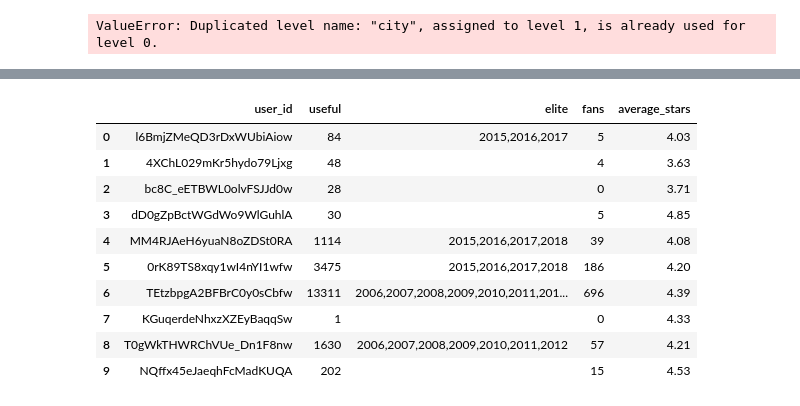
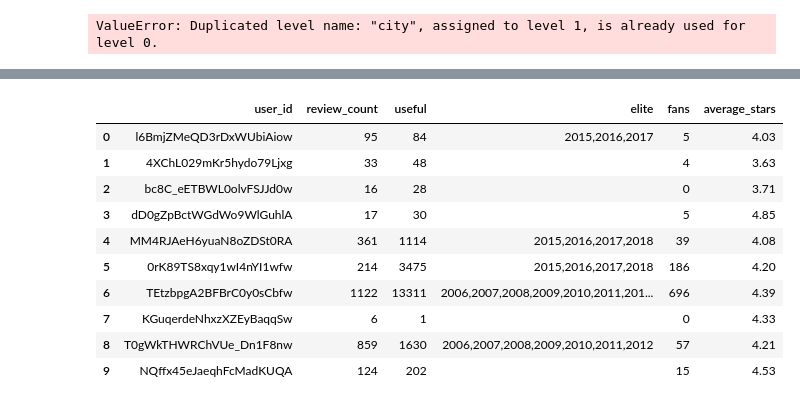
Before and after one commit to clarefrost/628-module-3, a Jupyter notebook: 628 module 3.ipynb, the cells around one changed output, grey strips where cells are left out. Cells and saved outputs as stored; diff of their text form; code cells hidden in the pictures.

```diff
--- a/628 module 3.ipynb
+++ b/628 module 3.ipynb
@@ -131,20 +131,20 @@ reviews_keep.head(10)
 | 8 | qrffudO73zsslZbe8B9D3Q | sG_h0dIzTKWa3Q6fmb4u-g | b2jN2mm9Wf3RcrZCgfo1cg | 2.0 | 1 | I was really looking forward to v... | 2015-01-18 14:04:18 |
 | 9 | RS_GTIT6836bCaPy637kNQ | nMeCE5-xsdleyxYuNZ_7rA | oxwGyA17NL6c5t1Etg5WgQ | 3.0 | 1 | It's a giant Best Buy with 66 reg... | 2012-02-29 21:52:43 |
 # %%
-user_keep=user.drop(["name","yelping_since","review_count","funny","cool","friends","compliment_more","compliment_profile","compliment_cute","compliment_list","compliment_note","compliment_plain","compliment_cool","compliment_funny","compliment_hot","compliment_writer","compliment_photos"], axis=1)
+user_keep=user.drop(["name","yelping_since","funny","cool","friends","compliment_more","compliment_profile","compliment_cute","compliment_list","compliment_note","compliment_plain","compliment_cool","compliment_funny","compliment_hot","compliment_writer","compliment_photos"], axis=1)
 user_keep.head(10)
 # %% [output]
-|  | user_id | useful | elite | fans | average_stars |
-| 0 | l6BmjZMeQD3rDxWUbiAiow | 84 | 2015,2016,2017 | 5 | 4.03 |
-| 1 | 4XChL029mKr5hydo79Ljxg | 48 |  | 4 | 3.63 |
-| 2 | bc8C_eETBWL0olvFSJJd0w | 28 |  | 0 | 3.71 |
-| 3 | dD0gZpBctWGdWo9WlGuhlA | 30 |  | 5 | 4.85 |
-| 4 | MM4RJAeH6yuaN8oZDSt0RA | 1114 | 2015,2016,2017,2018 | 39 | 4.08 |
-| 5 | 0rK89TS8xqy1wI4nYI1wfw | 3475 | 2015,2016,2017,2018 | 186 | 4.20 |
-| 6 | TEtzbpgA2BFBrC0y0sCbfw | 13311 | 2006,2007,2008,2009,2010,2011,201... | 696 | 4.39 |
-| 7 | KGuqerdeNhxzXZEyBaqqSw | 1 |  | 0 | 4.33 |
-| 8 | T0gWkTHWRChVUe_Dn1F8nw | 1630 | 2006,2007,2008,2009,2010,2011,2012 | 57 | 4.21 |
-| 9 | NQffx45eJaeqhFcMadKUQA | 202 |  | 15 | 4.53 |
+|  | user_id | review_count | useful | elite | fans | average_stars |
+| 0 | l6BmjZMeQD3rDxWUbiAiow | 95 | 84 | 2015,2016,2017 | 5 | 4.03 |
+| 1 | 4XChL029mKr5hydo79Ljxg | 33 | 48 |  | 4 | 3.63 |
+| 2 | bc8C_eETBWL0olvFSJJd0w | 16 | 28 |  | 0 | 3.71 |
+| 3 | dD0gZpBctWGdWo9WlGuhlA | 17 | 30 |  | 5 | 4.85 |
+| 4 | MM4RJAeH6yuaN8oZDSt0RA | 361 | 1114 | 2015,2016,2017,2018 | 39 | 4.08 |
+| 5 | 0rK89TS8xqy1wI4nYI1wfw | 214 | 3475 | 2015,2016,2017,2018 | 186 | 4.20 |
+| 6 | TEtzbpgA2BFBrC0y0sCbfw | 1122 | 13311 | 2006,2007,2008,2009,2010,2011,201... | 696 | 4.39 |
+| 7 | KGuqerdeNhxzXZEyBaqqSw | 6 | 1 |  | 0 | 4.33 |
+| 8 | T0gWkTHWRChVUe_Dn1F8nw | 859 | 1630 | 2006,2007,2008,2009,2010,2011,2012 | 57 | 4.21 |
+| 9 | NQffx45eJaeqhFcMadKUQA | 124 | 202 |  | 15 | 4.53 |
 # %%
 tip_keep=tip.drop('date', axis=1)
 tip_keep.rename(columns={'text':'review_tip','compliment_count':'compliment_count_tip'},inplace=True)
```
Also changed, not shown: parts of 9 cells of this notebook.
